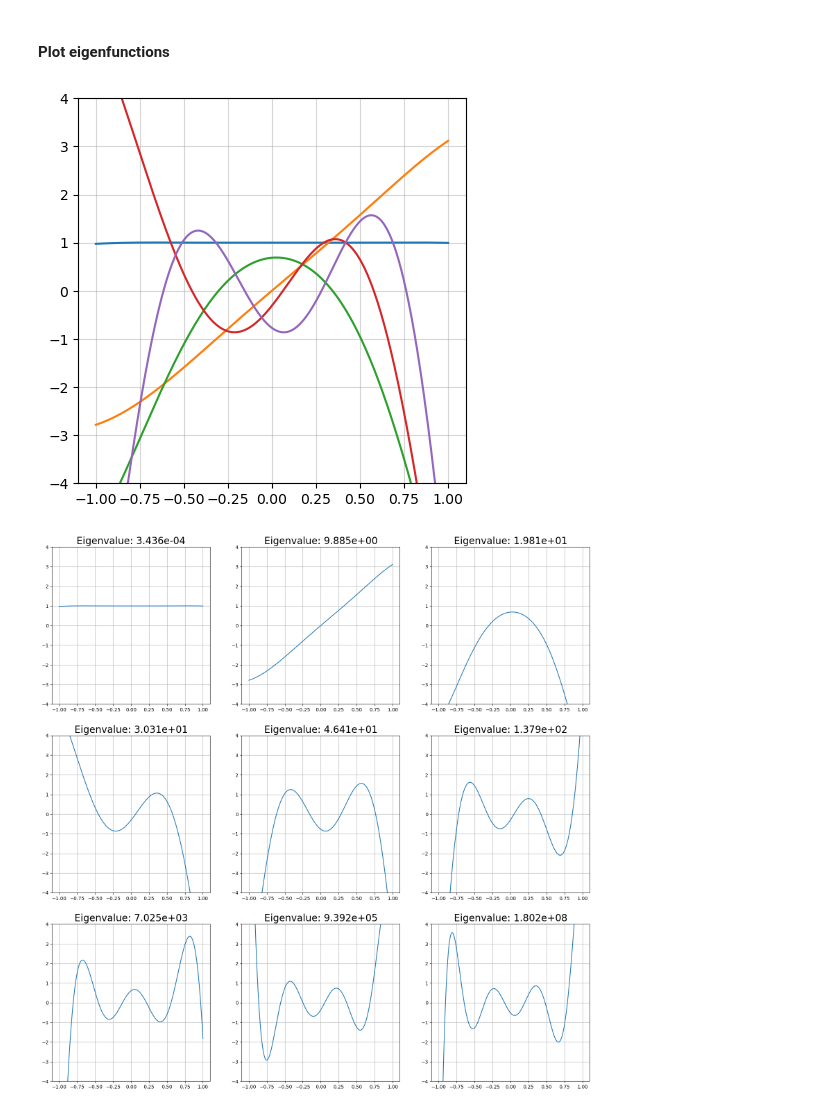
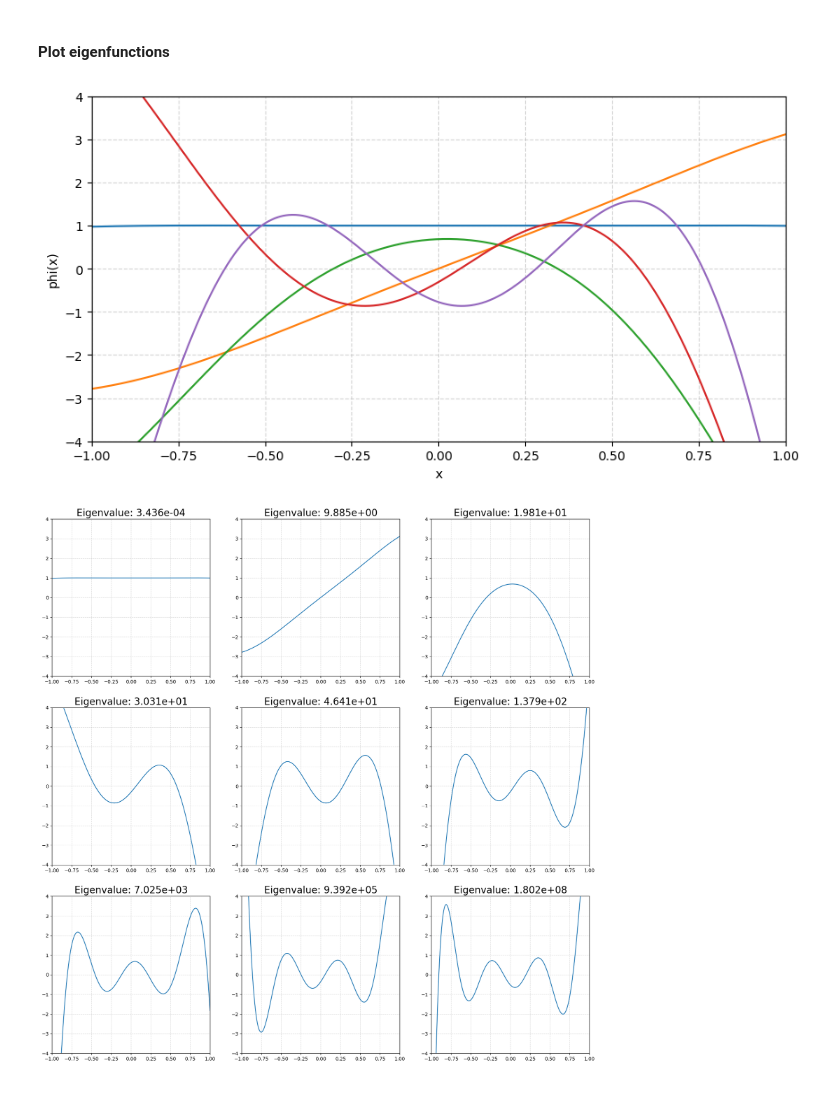
Before and after one commit to VivienCabannes/laplacian, a Jupyter notebook: examples/one_dimension.ipynb, the cells around one changed output. Drawn from its saved outputs; the diff is of its cells as text; code cells hidden in the pictures.

```diff
--- a/examples/one_dimension.ipynb
+++ b/examples/one_dimension.ipynb
@@ -41,7 +41,7 @@ y_min, y_max = -4, 4
 # %%
 # kernel = PolynomialKernel(d=6)
 # kernel = ExponentialKernel(sigma=1)
-kernel = FastGaussianKernel(sigma=1)
+kernel = GaussianKernel(sigma=1)
 # %% [markdown]
 #### Fit eigenfunctions
 # %%
@@ -78,21 +78,23 @@ phi = kernel(x_test[:, np.newaxis])
 # %% [markdown]
 #### Plot eigenfunctions
 # %%
-
-fig, ax = plt.subplots(1, 1, figsize=(5, 5))
-for i in range(5):
-    ax.plot(x_test, phi[:,i])
+fig, ax = plt.subplots(1, 1, figsize=(10, 5))
+ax.plot(x_test, phi[:,:5])
+ax.set_xlabel("x")
+ax.set_ylabel("phi(x)")
+ax.set_xlim(x_min, x_max)
 ax.set_ylim(y_min, y_max)
-ax.grid(alpha=.5)
+ax.grid(True, linestyle="--", alpha=.5)
 # %% [output]
-[figure, old version]
+[figure, new version]
 # %%
 num = 3
 fig, axes = plt.subplots(num, num, figsize=(20, 20))
 for i in range(num**2):
     axes[i//num, i%num].plot(x_test, phi[:, i], color='C0')
-    axes[i//num, i%num].grid(True)
+    axes[i//num, i%num].grid(True, linestyle='--', alpha=.5)
+    axes[i//num, i%num].set_xlim(x_min, x_max)
     axes[i//num, i%num].set_ylim(y_min, y_max)
     axes[i//num, i%num].set_title(f"Eigenvalue: {kernel.eigenvalues[i]:.3e}", fontsize=20)
 # %% [output]
-[figure, old version]
+[figure, new version]
```
Also changed, not shown: parts of 2 cells of this notebook, 4 other files.
